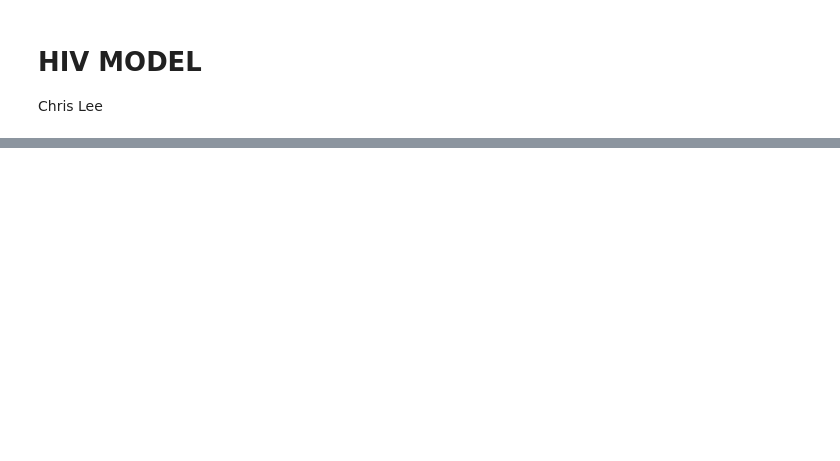
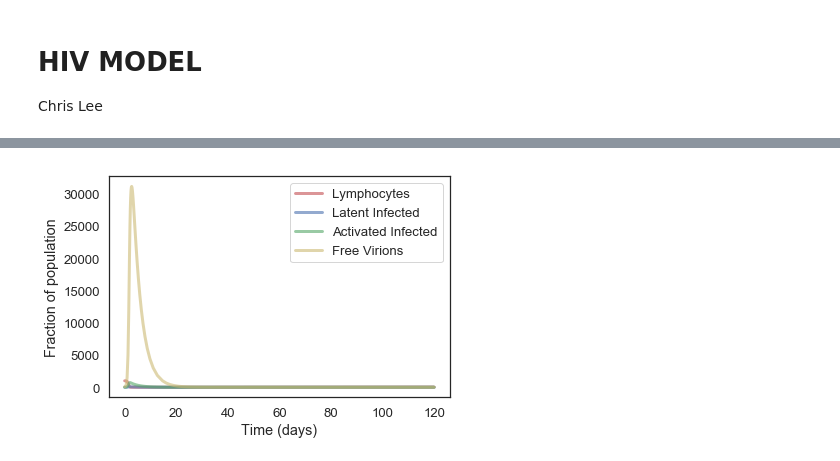
Before and after one commit to clee4/ModSimPy, a Jupyter notebook: code/HIV MODEL.ipynb, the cells around one changed output, grey strips where cells are left out. Cells and saved outputs as stored; diff of their text form; code cells hidden in the pictures; blank space fills up the shorter version.

```diff
--- a/code/HIV MODEL.ipynb
+++ b/code/HIV MODEL.ipynb
@@ -85,0 +140,21 @@ def run_simulation(system, update_func):
+# %%
+def slope_func(state, t, system):
+    """
+    Outputs slope of each type per time step
+
+    system: System object
+    t: time step
+    state: State (R, L, E, V)
+    """
+    unpack(system)
+    r, l, e, v = state
+
+    drdt = gamma*tau - mu*r - beta*v*r
+    dldt = rho*beta*r*v - mu*gamma - alpha*l
+    dedt = (1-rho)*beta*r*v + alpha*l - delta*e
+    dvdt = pi*e - sigma*v
+
+    return drdt, dldt, dedt, dvdt
+# %%
+results, details = run_ode_solver(sys, slope_func)
+details
@@ -85,0 +171,4 @@ def run_simulation(system, update_func):
+# %%
+plot_results(results.R, results.L, results.E, results.V)
+# %% [output]
+[figure, added]
```
Also changed, not shown: parts of 6 cells of this notebook.
